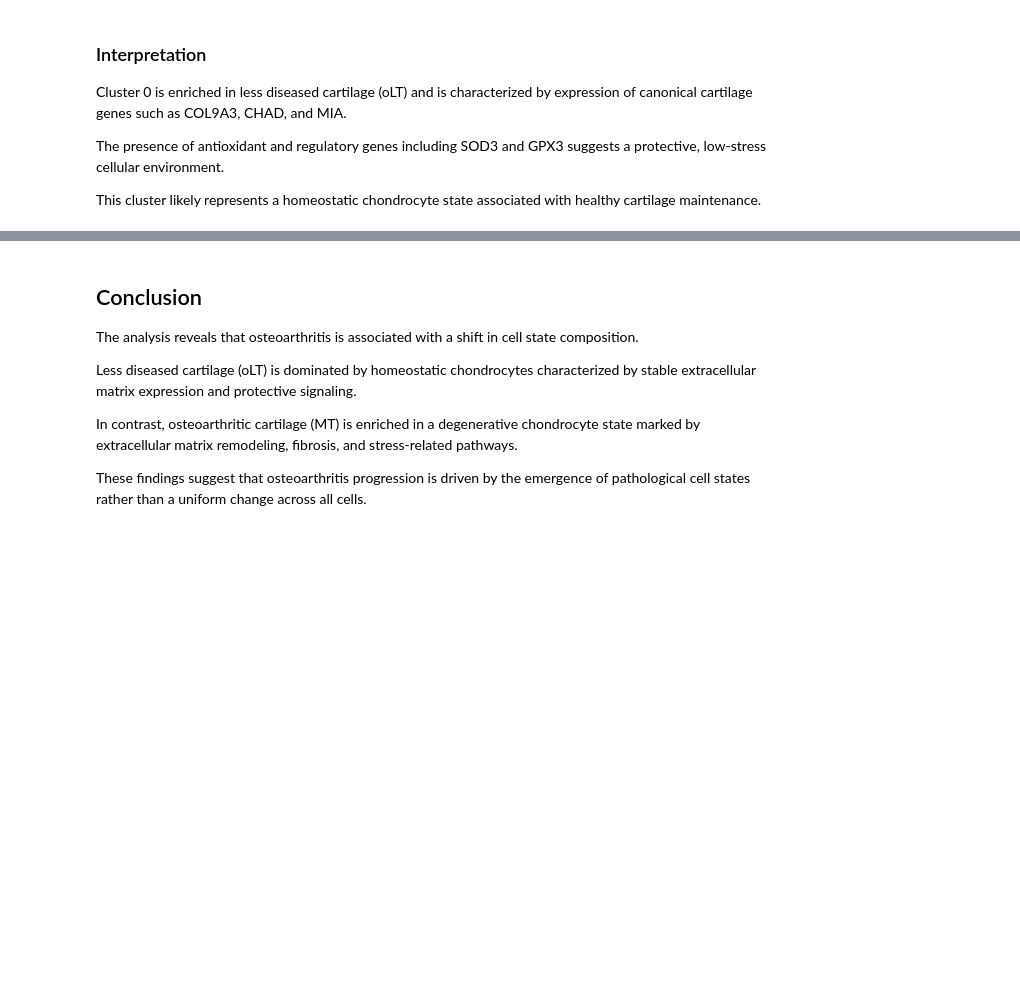
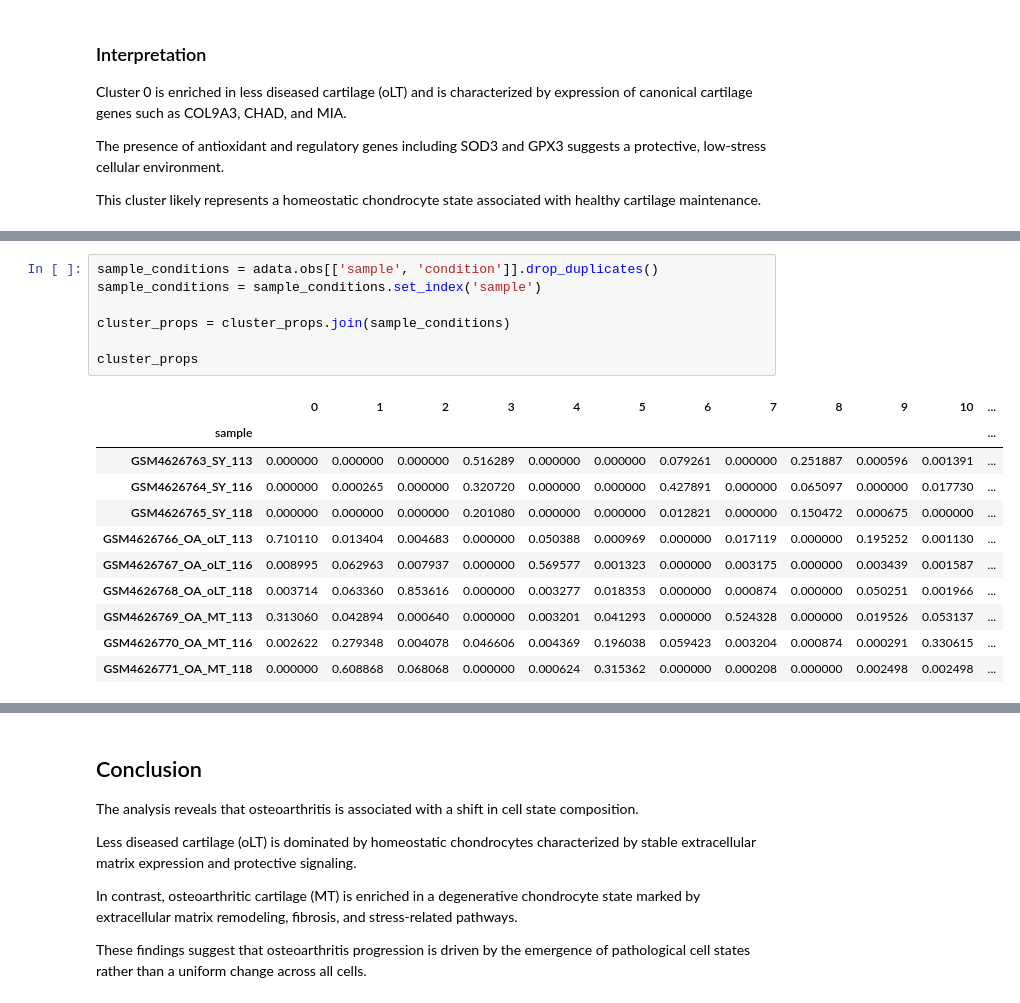
Before and after one commit to aw-kwok/oa-singlecell-methylation, a Jupyter notebook: notebooks/scRNA_analysis.ipynb, the cells around one changed output, grey strips where cells are left out. Cells and saved outputs as stored; diff of their text form; blank space fills up the shorter version.

```diff
--- a/notebooks/scRNA_analysis.ipynb
+++ b/notebooks/scRNA_analysis.ipynb
@@ -120,0 +146,19 @@ This cluster likely represents a homeostatic chondrocyte state associated with h
+# %%
+sample_conditions = adata.obs[['sample', 'condition']].drop_duplicates()
+sample_conditions = sample_conditions.set_index('sample')
+
+cluster_props = cluster_props.join(sample_conditions)
+
+cluster_props
+# %% [output]
+|  | 0 | 1 | 2 | 3 | 4 | 5 | 6 | 7 | 8 | 9 | 10 | ... |
+| sample |  |  |  |  |  |  |  |  |  |  |  | ... |
+| GSM4626763_SY_113 | 0.000000 | 0.000000 | 0.000000 | 0.516289 | 0.000000 | 0.000000 | 0.079261 | 0.000000 | 0.251887 | 0.000596 | 0.001391 | ... |
+| GSM4626764_SY_116 | 0.000000 | 0.000265 | 0.000000 | 0.320720 | 0.000000 | 0.000000 | 0.427891 | 0.000000 | 0.065097 | 0.000000 | 0.017730 | ... |
+| GSM4626765_SY_118 | 0.000000 | 0.000000 | 0.000000 | 0.201080 | 0.000000 | 0.000000 | 0.012821 | 0.000000 | 0.150472 | 0.000675 | 0.000000 | ... |
+| GSM4626766_OA_oLT_113 | 0.710110 | 0.013404 | 0.004683 | 0.000000 | 0.050388 | 0.000969 | 0.000000 | 0.017119 | 0.000000 | 0.195252 | 0.001130 | ... |
+| GSM4626767_OA_oLT_116 | 0.008995 | 0.062963 | 0.007937 | 0.000000 | 0.569577 | 0.001323 | 0.000000 | 0.003175 | 0.000000 | 0.003439 | 0.001587 | ... |
+| GSM4626768_OA_oLT_118 | 0.003714 | 0.063360 | 0.853616 | 0.000000 | 0.003277 | 0.018353 | 0.000000 | 0.000874 | 0.000000 | 0.050251 | 0.001966 | ... |
+| GSM4626769_OA_MT_113 | 0.313060 | 0.042894 | 0.000640 | 0.000000 | 0.003201 | 0.041293 | 0.000000 | 0.524328 | 0.000000 | 0.019526 | 0.053137 | ... |
+| GSM4626770_OA_MT_116 | 0.002622 | 0.279348 | 0.004078 | 0.046606 | 0.004369 | 0.196038 | 0.059423 | 0.003204 | 0.000874 | 0.000291 | 0.330615 | ... |
+| GSM4626771_OA_MT_118 | 0.000000 | 0.608868 | 0.068068 | 0.000000 | 0.000624 | 0.315362 | 0.000000 | 0.000208 | 0.000000 | 0.002498 | 0.002498 | ... |
```
Also changed, not shown: parts of 12 cells of this notebook.
